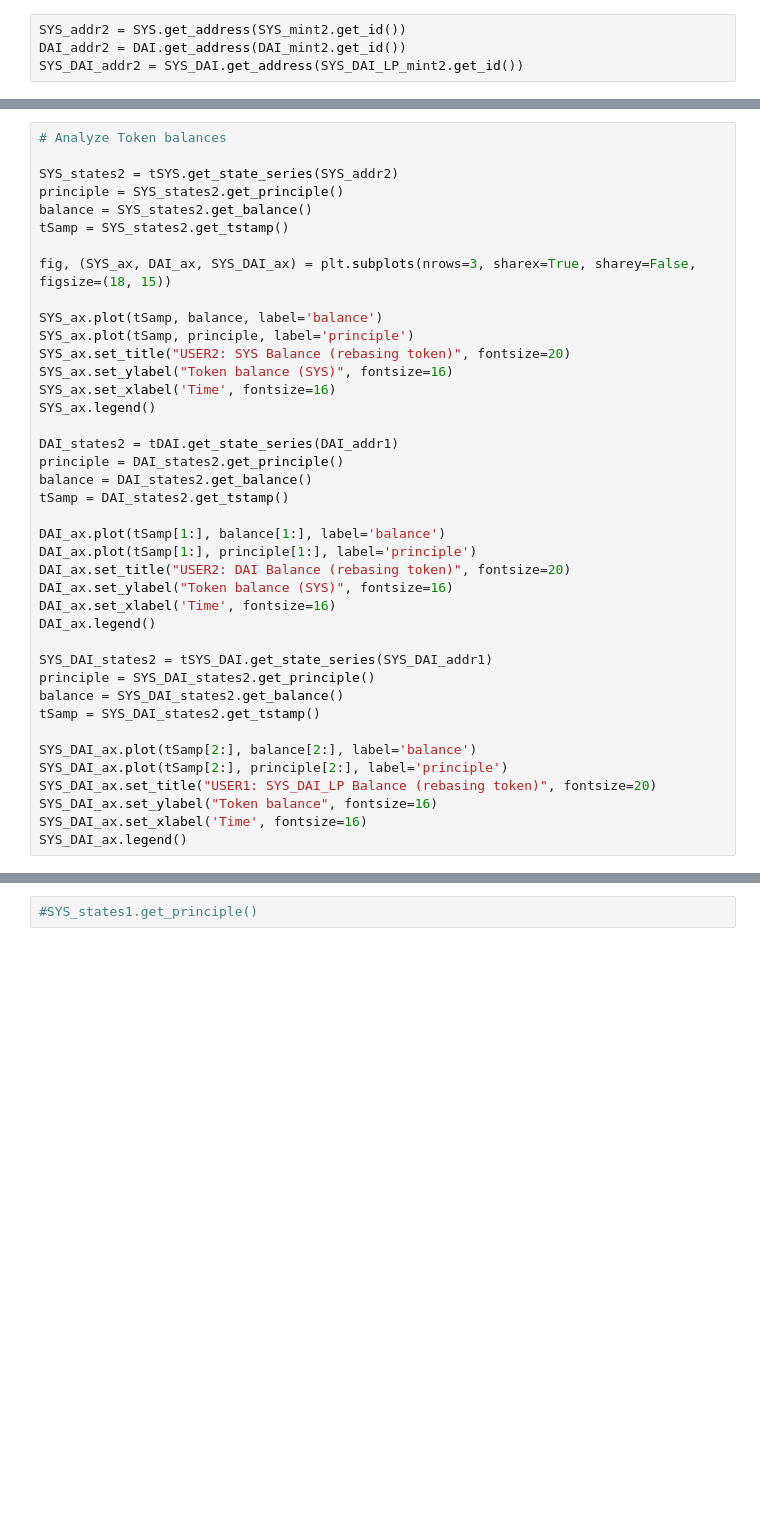
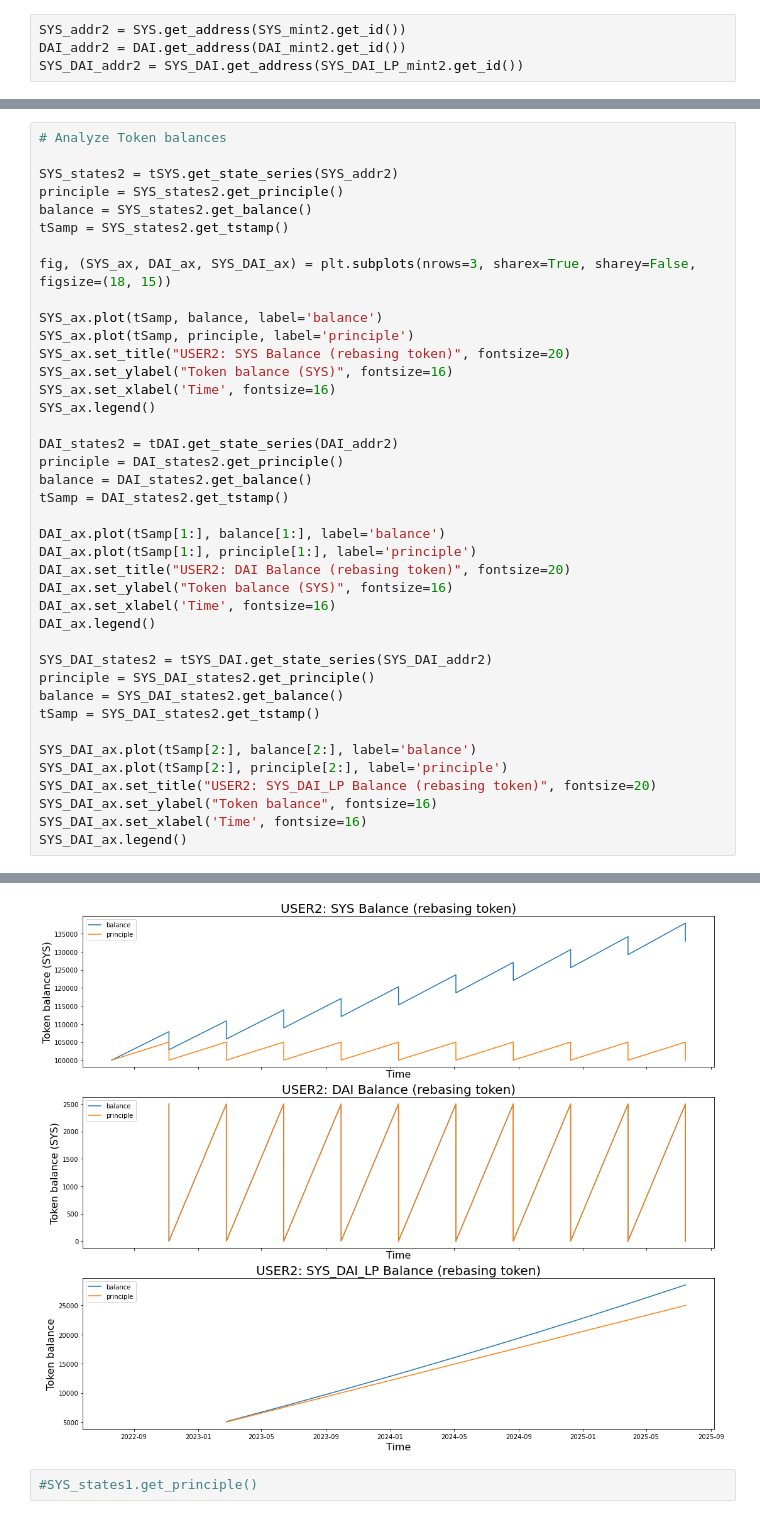
Before and after one commit to syscoin/daosys, a Jupyter notebook: notebooks/simulation/masternode_nft.ipynb, the cells around one changed output, grey strips where cells are left out. Drawn from its saved outputs; the diff is of its cells as text; blank space fills up the shorter version.

```diff
--- a/notebooks/simulation/masternode_nft.ipynb
+++ b/notebooks/simulation/masternode_nft.ipynb
@@ -252,7 +258,7 @@ SYS_ax.set_ylabel("Token balance (SYS)", fontsize=16)
 SYS_ax.set_xlabel('Time', fontsize=16)
 SYS_ax.legend()
 
-DAI_states2 = tDAI.get_state_series(DAI_addr1)
+DAI_states2 = tDAI.get_state_series(DAI_addr2)
 principle = DAI_states2.get_principle()
 balance = DAI_states2.get_balance()
 tSamp = DAI_states2.get_tstamp()
@@ -264,14 +270,15 @@ DAI_ax.set_ylabel("Token balance (SYS)", fontsize=16)
 DAI_ax.set_xlabel('Time', fontsize=16)
 DAI_ax.legend()
 
-SYS_DAI_states2 = tSYS_DAI.get_state_series(SYS_DAI_addr1)
+SYS_DAI_states2 = tSYS_DAI.get_state_series(SYS_DAI_addr2)
 principle = SYS_DAI_states2.get_principle()
 balance = SYS_DAI_states2.get_balance()
 tSamp = SYS_DAI_states2.get_tstamp()
 
 SYS_DAI_ax.plot(tSamp[2:], balance[2:], label='balance')
 SYS_DAI_ax.plot(tSamp[2:], principle[2:], label='principle')
-SYS_DAI_ax.set_title("USER1: SYS_DAI_LP Balance (rebasing token)", fontsize=20)
+SYS_DAI_ax.set_title("USER2: SYS_DAI_LP Balance (rebasing token)", fontsize=20)
 SYS_DAI_ax.set_ylabel("Token balance", fontsize=16)
 SYS_DAI_ax.set_xlabel('Time', fontsize=16)
 SYS_DAI_ax.legend()
+# %% [output]
@@ -278,3 +286,4 @@ SYS_DAI_ax.legend()
+[figure, added]
 # %%
 #SYS_states1.get_principle()
 # %%
```
Also changed, not shown: parts of 10 cells of this notebook, 9 other files.
